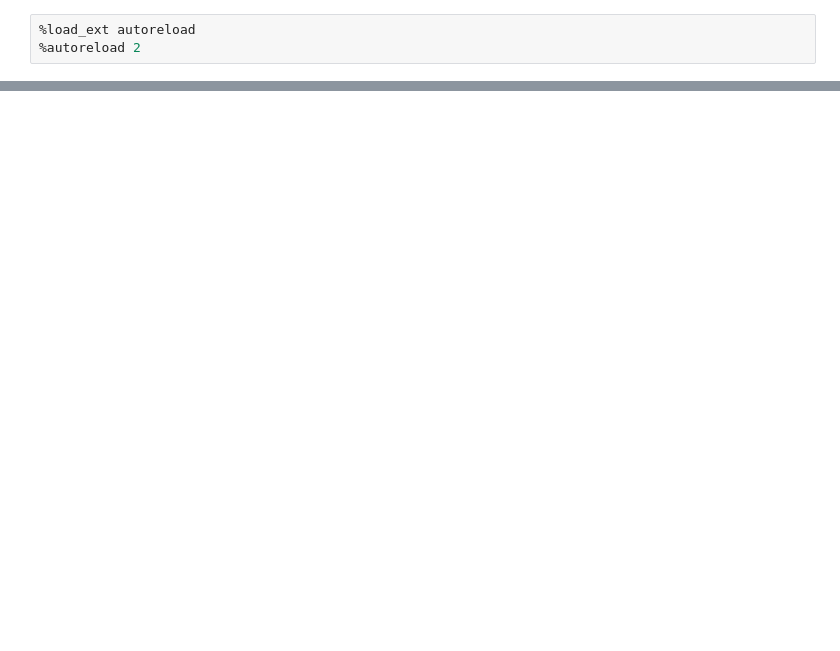
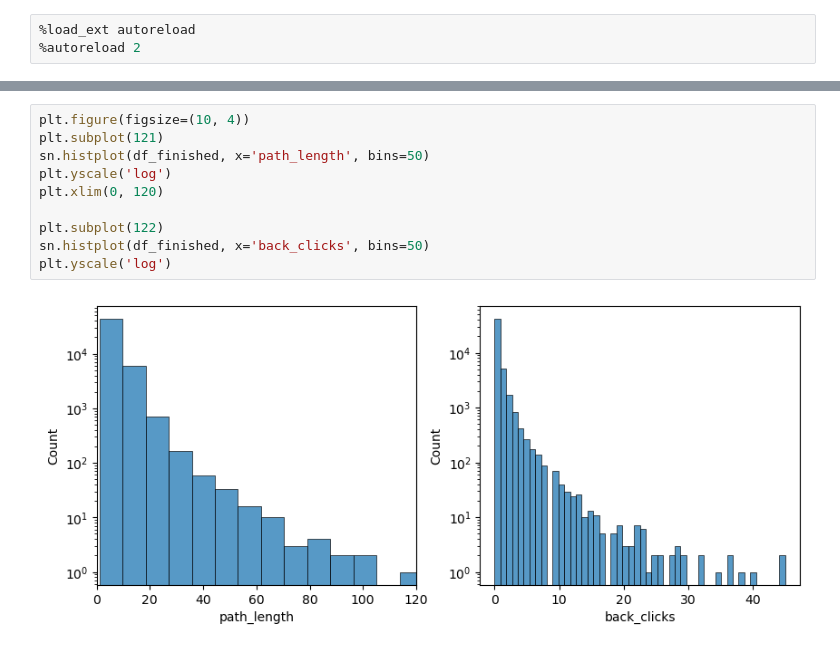
Before and after one commit to epfl-ada/ada-2024-project-the5outliers, a Jupyter notebook: results.ipynb, the cells around one changed output, grey strips where cells are left out. Cells and saved outputs as stored; diff of their text form; blank space fills up the shorter version.

```diff
--- a/results.ipynb
+++ b/results.ipynb
@@ -34,0 +158,12 @@ Wowpurchase
+# %%
+plt.figure(figsize=(10, 4))
+plt.subplot(121)
+sn.histplot(df_finished, x='path_length', bins=50)
+plt.yscale('log')
+plt.xlim(0, 120)
+
+plt.subplot(122)
+sn.histplot(df_finished, x='back_clicks', bins=50)
+plt.yscale('log')
+# %% [output]
+[figure, added]
```
Also changed, not shown: parts of 13 cells of this notebook, 5 other files.
